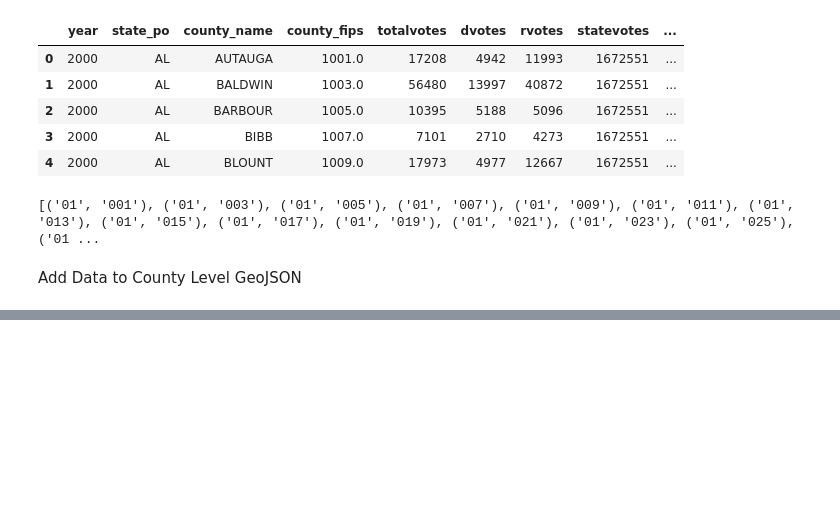
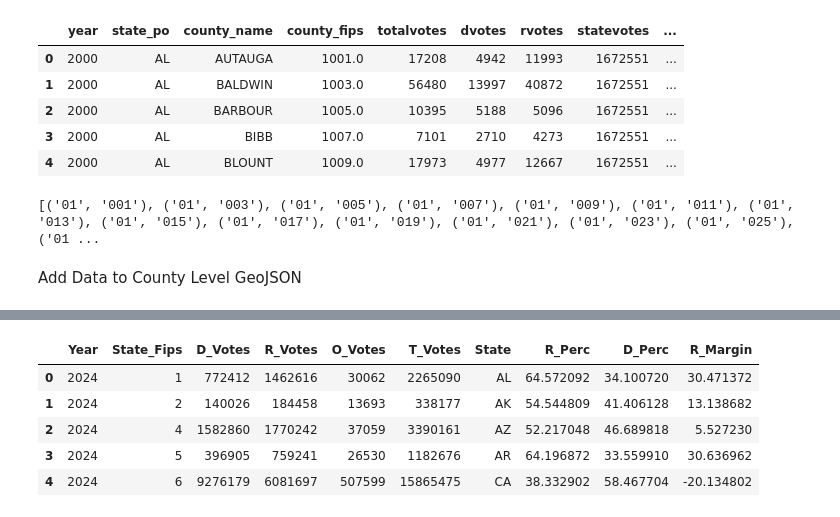
Before and after one commit to nitzryan/ElectionTrends, a Jupyter notebook: analysis/topoJSON_creator.ipynb, the cells around one changed output, grey strips where cells are left out. Cells and saved outputs as stored; diff of their text form; code cells hidden in the pictures; blank space fills up the shorter version.

Commit message:
Added Statelevel Results to State JSON

```diff
--- a/analysis/topoJSON_creator.ipynb
+++ b/analysis/topoJSON_creator.ipynb
@@ -64,0 +64,3 @@ with open("../site/data/county_data.json", "w") as file:
+# %%
+df_statelevel = pd.read_excel("Election_State_Results.xlsx", sheet_name="Summarized_Data")
+df_statelevel.head()
@@ -64,0 +74,12 @@ with open("../site/data/county_data.json", "w") as file:
+# %%
+df_statelevel["R_Perc"] = 100 * (df_statelevel["R_Votes"] / df_statelevel["T_Votes"])
+df_statelevel["D_Perc"] = 100 * (df_statelevel["D_Votes"] / df_statelevel["T_Votes"])
+df_statelevel["R_Margin"] = df_statelevel["R_Perc"] - df_statelevel["D_Perc"]
+df_statelevel.head()
+# %% [output]
+|  | Year | State_Fips | D_Votes | R_Votes | O_Votes | T_Votes | State | R_Perc | D_Perc | R_Margin |
+| 0 | 2024 | 1 | 772412 | 1462616 | 30062 | 2265090 | AL | 64.572092 | 34.100720 | 30.471372 |
+| 1 | 2024 | 2 | 140026 | 184458 | 13693 | 338177 | AK | 54.544809 | 41.406128 | 13.138682 |
+| 2 | 2024 | 4 | 1582860 | 1770242 | 37059 | 3390161 | AZ | 52.217048 | 46.689818 | 5.527230 |
+| 3 | 2024 | 5 | 396905 | 759241 | 26530 | 1182676 | AR | 64.196872 | 33.559910 | 30.636962 |
+| 4 | 2024 | 6 | 9276179 | 6081697 | 507599 | 15865475 | CA | 38.332902 | 58.467704 | -20.134802 |
```
Also changed, not shown: parts of 9 cells of this notebook, 2 other files.
